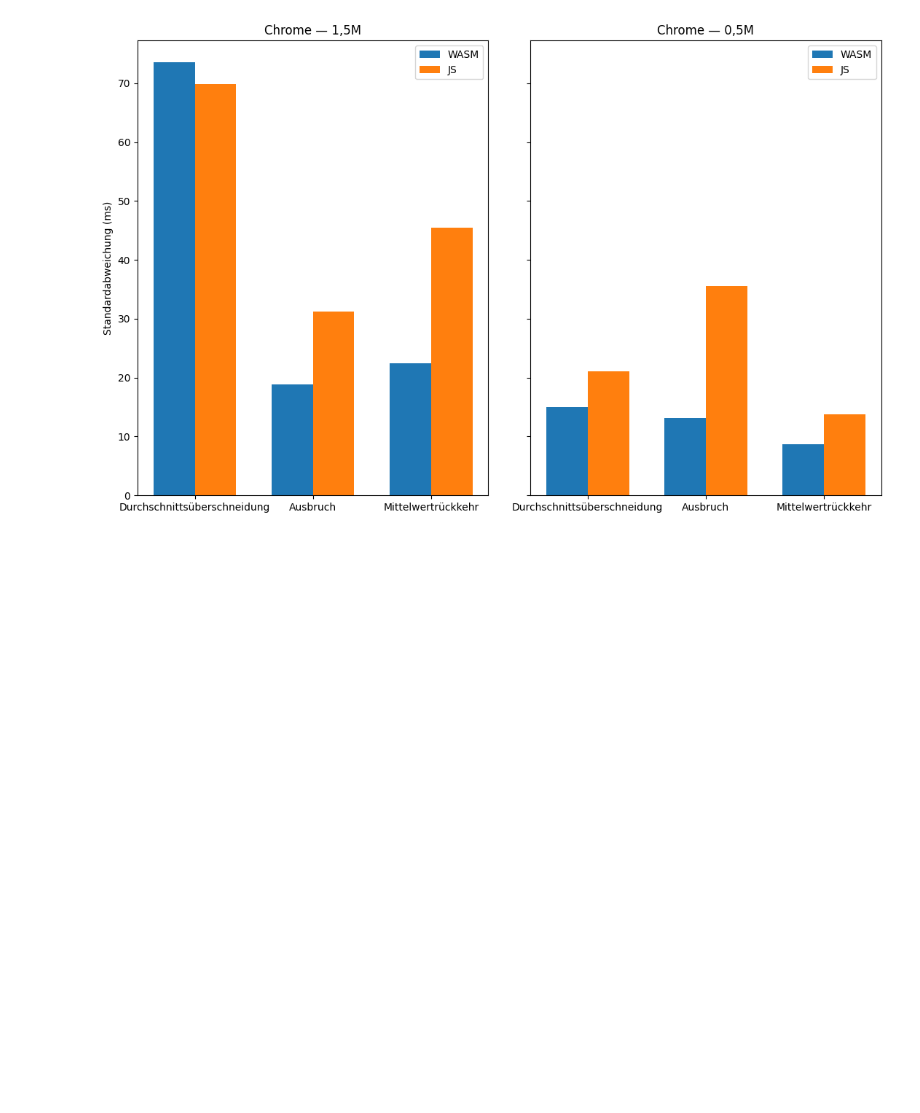
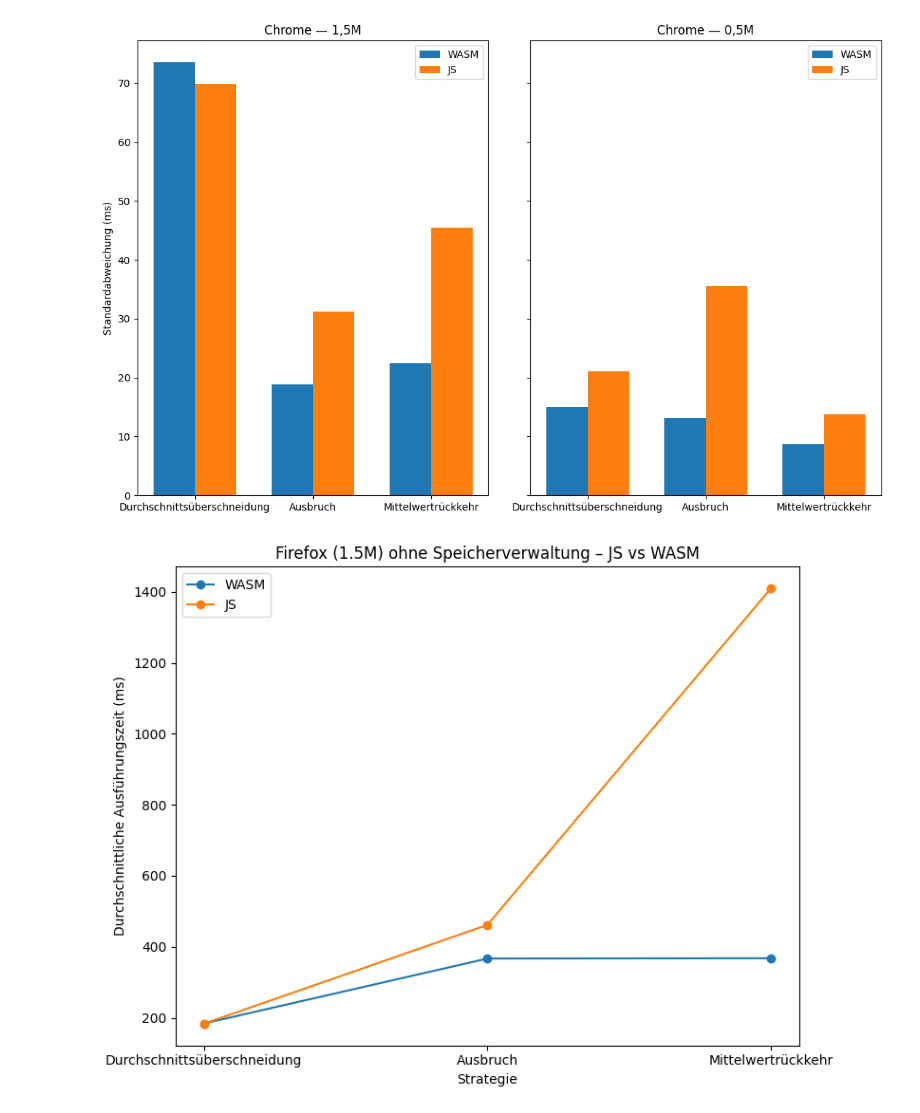
Before and after one commit to Floggergg/Bachelorarbeit2025-26, a Jupyter notebook: WebsiteVorschau/Visulisation/Graphs.ipynb, the cells around one changed output. Saved outputs shown, nothing was run; the diff lists cells and outputs as text; code cells hidden in the pictures; blank space fills up the shorter version.

```diff
--- a/WebsiteVorschau/Visulisation/Graphs.ipynb
+++ b/WebsiteVorschau/Visulisation/Graphs.ipynb
@@ -186,3 +186,44 @@ plt.tight_layout()
 plt.show()
 # %% [output]
 [figure]
+# %%
+import pandas as pd
+import matplotlib.pyplot as plt
+
+# Load data
+df = pd.read_excel("./Testdaten_Ohne_Mem.xlsx")
+
+def make_pivot(df, datenpunkte):
+    filtered = df.loc[
+        (df["Browser"] == "Firefox") &
+        (df["Datenpunkte"] == datenpunkte),
+        ["Strategie", "Sprache", "Mittelwert"]
+    ]
+    pivot = filtered.pivot(
+        index="Strategie",
+        columns="Sprache",
+        values="Mittelwert"
+    )
+    pivot["Mean_Total"] = pivot.mean(axis=1)
+
+    strategy_order = [
+        "Durchschnittsüberschneidung",
+        "Ausbruch",
+        "Mittelwertrückkehr",
+    ]
+    return pivot.reindex([s for s in strategy_order if s in pivot.index])
+
+
+pivot_15 = make_pivot(df, "1,5M")
+
+plt.figure(figsize=(8, 6))
+plt.plot(pivot_15.index, pivot_15["WASM"], marker="o", label="WASM")
+plt.plot(pivot_15.index, pivot_15["JS"], marker="o", label="JS")
+plt.xlabel("Strategie")
+plt.ylabel("Durchschnittliche Ausführungszeit (ms)")
+plt.title("Firefox (1.5M) ohne Speicherverwaltung – JS vs WASM")
+plt.legend()
+plt.tight_layout()
+plt.show()
+# %% [output]
+[figure, added]
```
Also changed, not shown: parts of 1 cell of this notebook, 4 other files.
